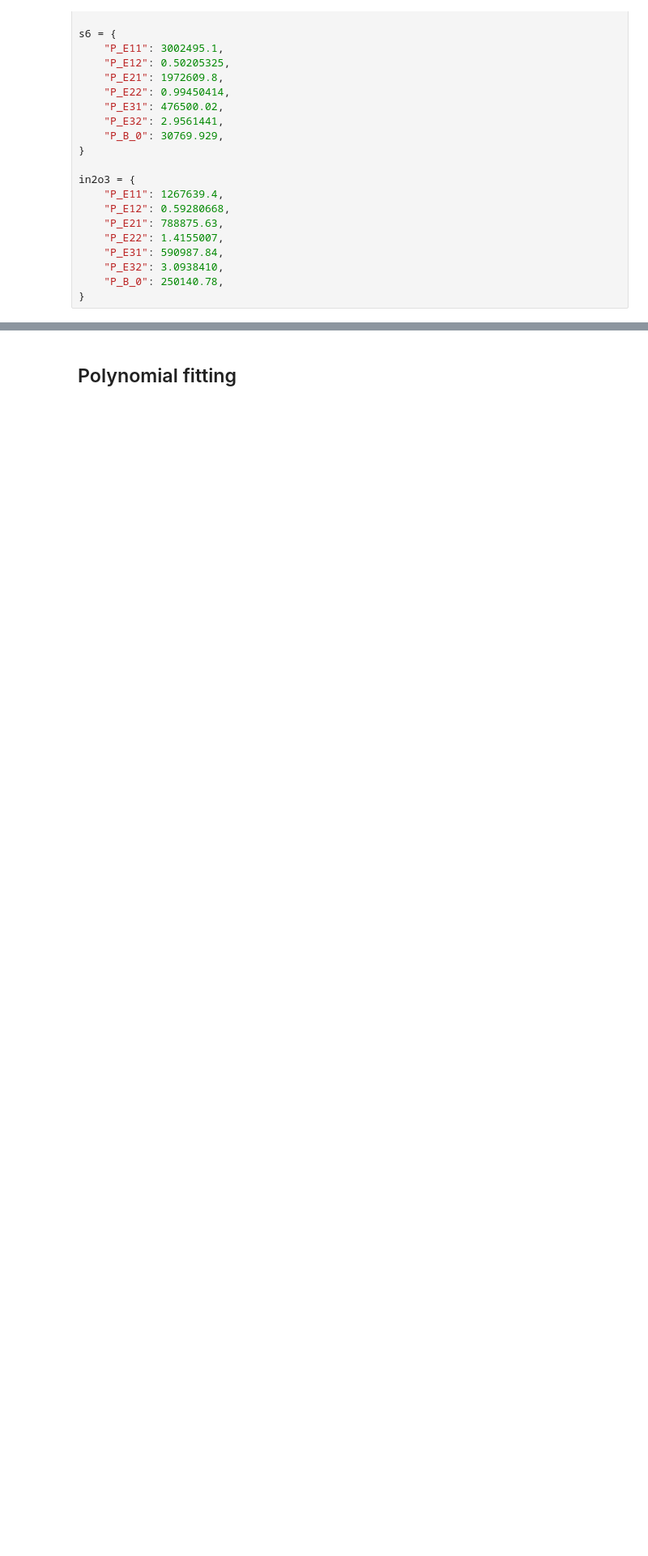
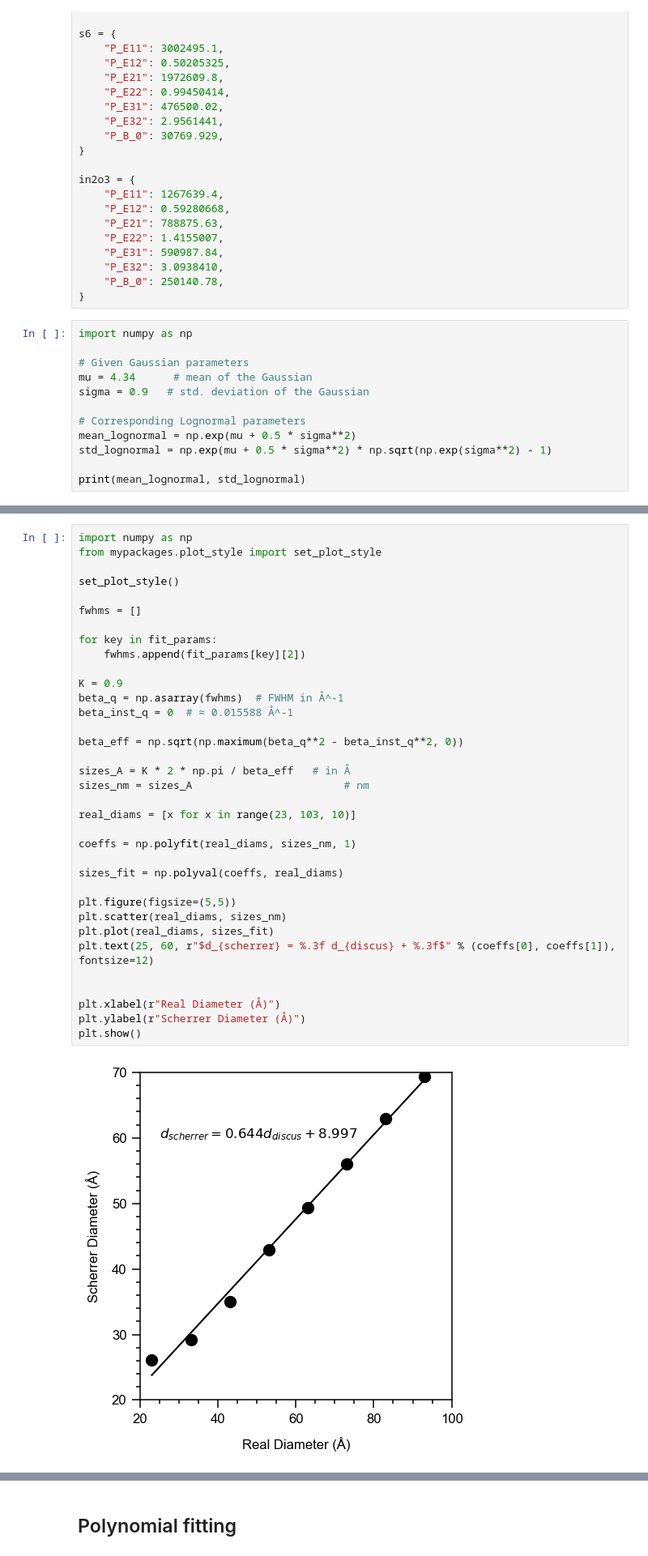
Before and after one commit to victorsecco/PyeRDF, a Jupyter notebook: notebooks/02.1_eRDF.ipynb, the cells around one changed output, grey strips where cells are left out. Shown at 81% size. Saved outputs shown, nothing was run; the diff lists cells and outputs as text; blank space fills up the shorter version.

```diff
--- a/notebooks/02.1_eRDF.ipynb
+++ b/notebooks/02.1_eRDF.ipynb
@@ -147,3 +134,15 @@ in2o3 = {
     "P_E32": 3.0938410,
     "P_B_0": 250140.78,
 }
+# %%
+import numpy as np
+
+# Given Gaussian parameters
+mu = 4.34      # mean of the Gaussian
+sigma = 0.9   # std. deviation of the Gaussian
+
+# Corresponding Lognormal parameters
+mean_lognormal = np.exp(mu + 0.5 * sigma**2)
+std_lognormal = np.exp(mu + 0.5 * sigma**2) * np.sqrt(np.exp(sigma**2) - 1)
+
+print(mean_lognormal, std_lognormal)
@@ -149,0 +273,37 @@ in2o3 = {
+# %%
+import numpy as np
+from mypackages.plot_style import set_plot_style
+
+set_plot_style()
+
+fwhms = []
+
+for key in fit_params:
+    fwhms.append(fit_params[key][2])
+
+K = 0.9
+beta_q = np.asarray(fwhms)  # FWHM in Å^-1
+beta_inst_q = 0  # ≈ 0.015588 Å^-1
+
+beta_eff = np.sqrt(np.maximum(beta_q**2 - beta_inst_q**2, 0))
+
+sizes_A = K * 2 * np.pi / beta_eff   # in Å
+sizes_nm = sizes_A                        # nm
+
+real_diams = [x for x in range(23, 103, 10)]
+
+coeffs = np.polyfit(real_diams, sizes_nm, 1)
+
+sizes_fit = np.polyval(coeffs, real_diams)
+
+plt.figure(figsize=(5,5))
+plt.scatter(real_diams, sizes_nm)
+plt.plot(real_diams, sizes_fit)
+plt.text(25, 60, r"$d_{scherrer} = %.3f d_{discus} + %.3f$" % (coeffs[0], coeffs[1]), fontsize=12)
+
+
+plt.xlabel(r"Real Diameter (Å)")
+plt.ylabel(r"Scherrer Diameter (Å)")
+plt.show()
+# %% [output]
+[figure, added]
```
Also changed, not shown: parts of 12 cells of this notebook, 8 other files.
